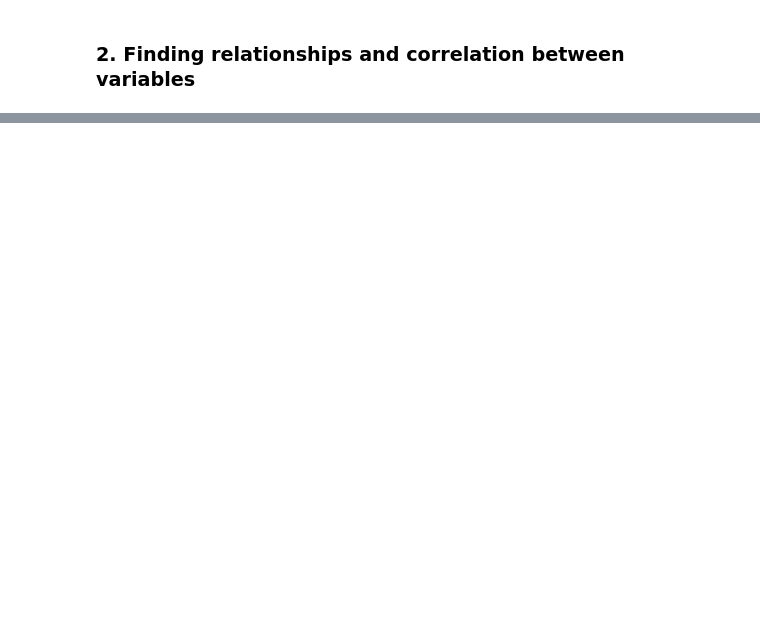
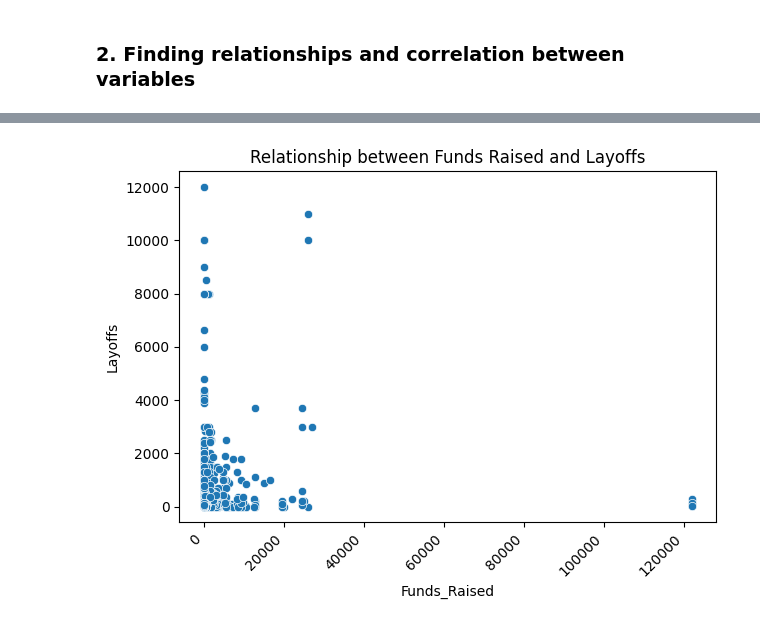
Before and after one commit to Vincent3003/Analyze-Layoff-Data, a Jupyter notebook: Project.ipynb, the cells around one changed output, grey strips where cells are left out. Saved outputs shown, nothing was run; the diff lists cells and outputs as text; code cells hidden in the pictures; blank space fills up the shorter version.

```diff
--- a/Project.ipynb
+++ b/Project.ipynb
@@ -499,0 +470,12 @@ layoff_new.describe()[['Funds_Raised', 'Layoffs']]
+# %%
+# Plotting the scatter plot
+# plt.figure(figsize=(12, 20))
+sns.scatterplot(x='Funds_Raised', y='Layoffs', data=layoff_new)
+plt.title('Relationship between Funds Raised and Layoffs')
+plt.xlabel('Funds_Raised')
+plt.ylabel('Layoffs')
+plt.xticks(rotation=45, ha='right')
+plt.tight_layout()
+plt.show()
+# %% [output]
+[figure, added]
```
Also changed, not shown: parts of 46 cells of this notebook.
